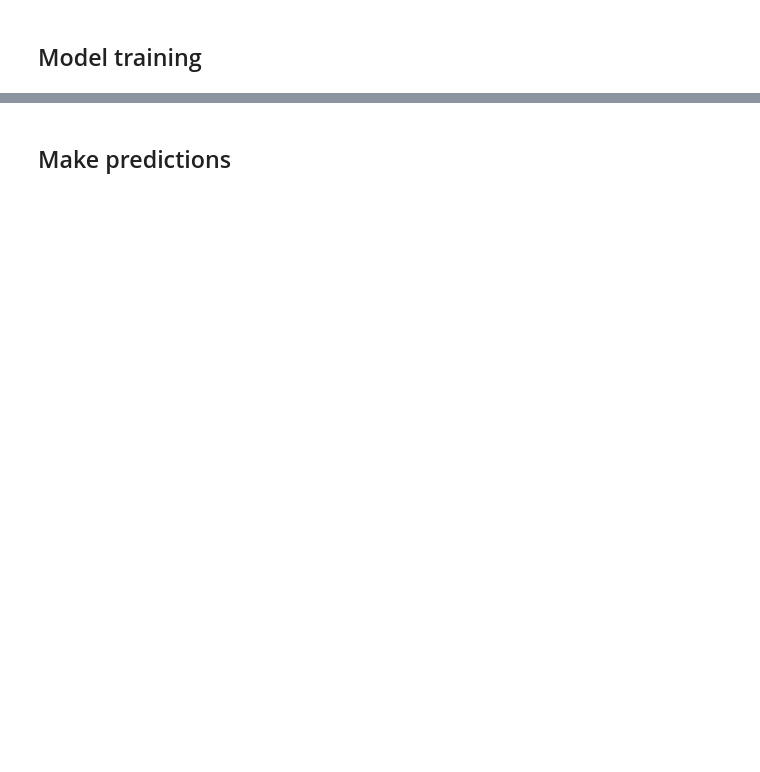
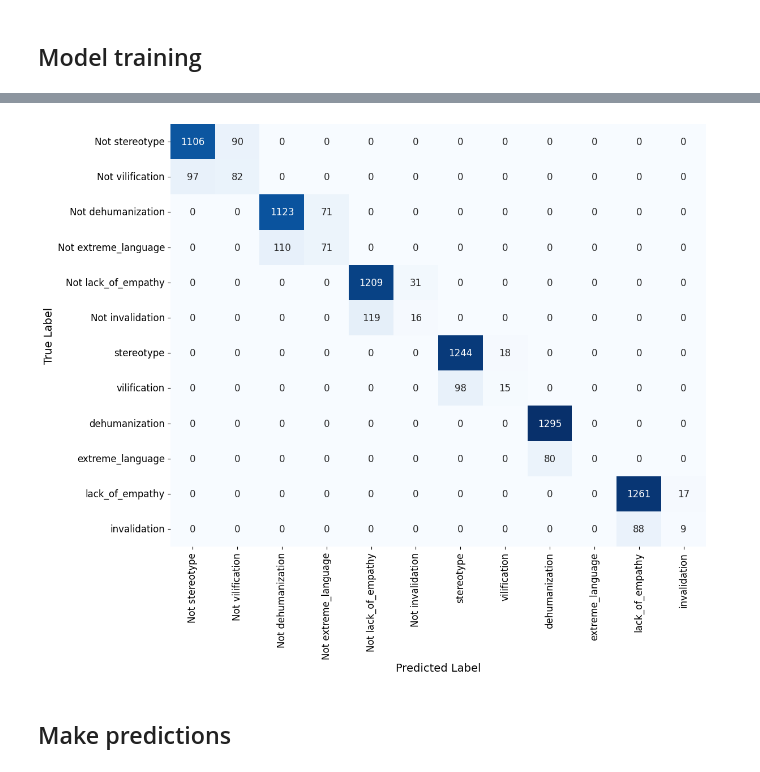
Before and after one commit to joshsalako/semeval, a Jupyter notebook: polar_hausa_english.ipynb, the cells around one changed output, grey strips where cells are left out. Cells and saved outputs as stored; diff of their text form; code cells hidden in the pictures; blank space fills up the shorter version.

```diff
--- a/polar_hausa_english.ipynb
+++ b/polar_hausa_english.ipynb
@@ -2380,0 +2826,39 @@ print(f"Macro F1 score on validation set for Subtask 3: {eval_results['eval_f1_m
+# %%
+val_predictions_subtask3 = trainer.predict(val_dataset)
+probs_subtask3 = torch.sigmoid(torch.from_numpy(val_predictions_subtask3.predictions[0]))
+predicted_labels_subtask3 = (probs_subtask3 > 0.5).int().numpy()
+true_labels_subtask3 = np.array(val_dataset.labels)
+
+label_columns_subtask3 = ['stereotype', 'vilification', 'dehumanization',
+                          'extreme_language', 'lack_of_empathy', 'invalidation']
+
+output_dir_confusion_matrices = '/content/drive/MyDrive/polar'
+os.makedirs(output_dir_confusion_matrices, exist_ok=True)
+
+# Initialize combined confusion matrix with integer type
+combined_cm = np.zeros((len(label_columns_subtask3) * 2, len(label_columns_subtask3) * 2), dtype=int)
+
+# Populate the combined confusion matrix
+for i, label_name in enumerate(label_columns_subtask3):
+    cm = confusion_matrix(true_labels_subtask3[:, i], predicted_labels_subtask3[:, i])
+
+    # Fill in the combined confusion matrix
+    combined_cm[i * 2:i * 2 + 2, i * 2:i * 2 + 2] = cm
+
+# Plotting the combined confusion matrix
+plt.figure(figsize=(12, 10))
+sns.heatmap(combined_cm, annot=True, fmt='d', cmap='Blues', cbar=False,
+            xticklabels=[f'Not {name}' for name in label_columns_subtask3] + label_columns_subtask3,
+            yticklabels=[f'Not {name}' for name in label_columns_subtask3] + label_columns_subtask3,
+            annot_kws={"fontsize":12})
+
+plt.xlabel('Predicted Label', fontsize=14)
+plt.ylabel('True Label', fontsize=14)
+plt.xticks(fontsize=12)
+plt.yticks(fontsize=12)
+plt.tight_layout()
+plt.savefig(os.path.join(output_dir_confusion_matrices,
+                         'combined_confusion_matrix_subtask3.pdf'),
+            format='pdf', bbox_inches='tight')
+plt.show()
+# %% [output]
@@ -2381,3 +2866,4 @@ print(f"Macro F1 score on validation set for Subtask 3: {eval_results['eval_f1_m
+[figure, added]
 # %% [markdown]
 ## Make predictions
 # %%
```
Also changed, not shown: parts of 26 cells of this notebook.
